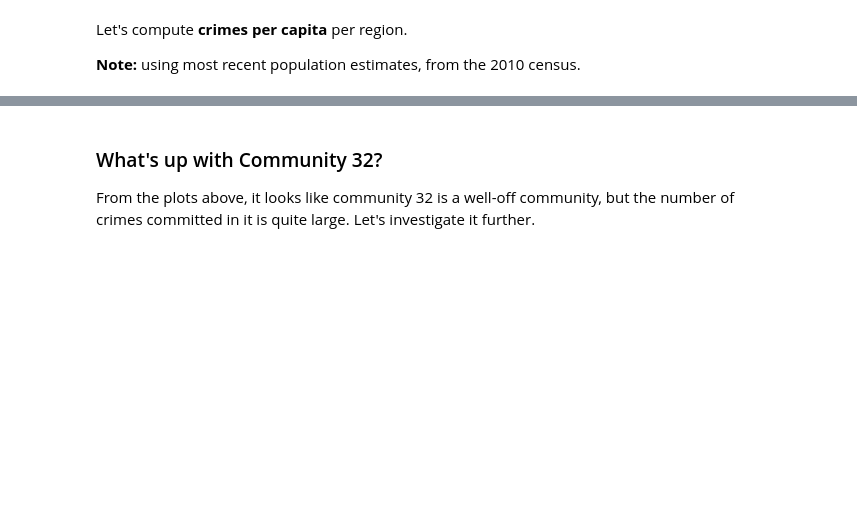
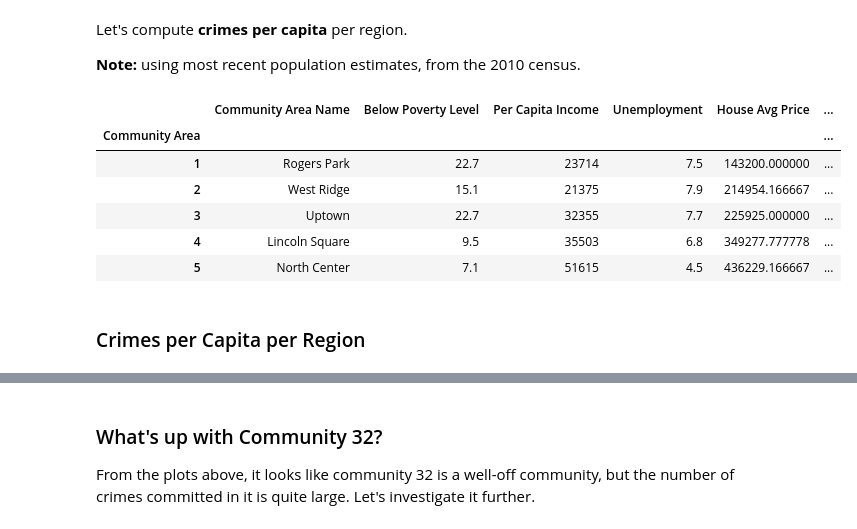
Before and after one commit to vbernardes/chicago-crime-dataviz, a Jupyter notebook: Economic Indicators.ipynb, the cells around one changed output, grey strips where cells are left out. Saved outputs shown, nothing was run; the diff lists cells and outputs as text; code cells hidden in the pictures; blank space fills up the shorter version.

```diff
--- a/Economic Indicators.ipynb
+++ b/Economic Indicators.ipynb
@@ -95,0 +100,12 @@ eco_2015.rename(columns = {'2010': '2010 Population',
+# %%
+eco_2015.head()
+# %% [output]
+|  | Community Area Name | Below Poverty Level | Per Capita Income | Unemployment | House Avg Price | ... |
+| Community Area |  |  |  |  |  | ... |
+| 1 | Rogers Park | 22.7 | 23714 | 7.5 | 143200.000000 | ... |
+| 2 | West Ridge | 15.1 | 21375 | 7.9 | 214954.166667 | ... |
+| 3 | Uptown | 22.7 | 32355 | 7.7 | 225925.000000 | ... |
+| 4 | Lincoln Square | 9.5 | 35503 | 6.8 | 349277.777778 | ... |
+| 5 | North Center | 7.1 | 51615 | 4.5 | 436229.166667 | ... |
+# %% [markdown]
+### Crimes per Capita per Region
```
Also changed, not shown: parts of 13 cells of this notebook.
